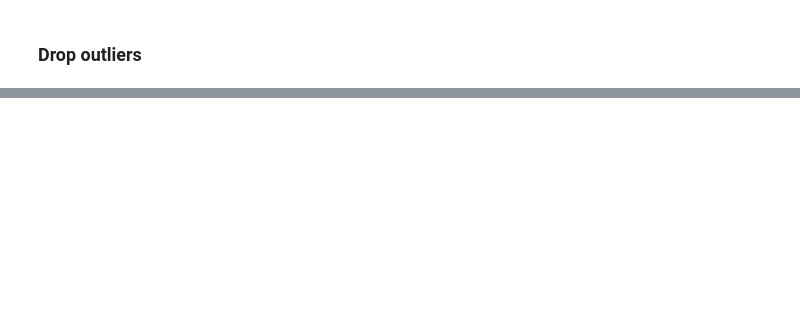
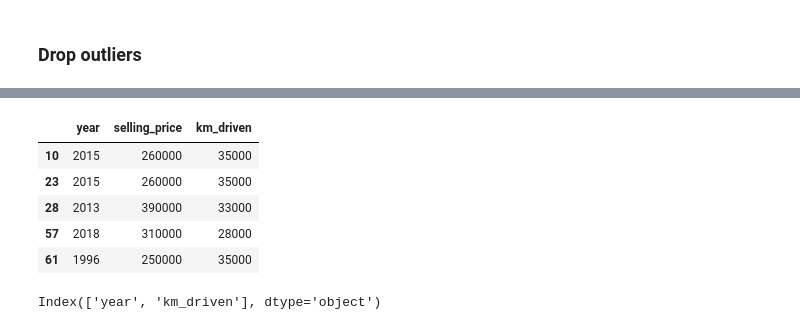
Before and after one commit to AntonyVasilev/vehicle-selling-price, a Jupyter notebook: Vehicle dataset.ipynb, the cells around one changed output, grey strips where cells are left out. Saved outputs shown, nothing was run; the diff lists cells and outputs as text; code cells hidden in the pictures; blank space fills up the shorter version.

```diff
--- a/Vehicle dataset.ipynb
+++ b/Vehicle dataset.ipynb
@@ -188,0 +214,11 @@ df.to_csv(PREPARED_DATASET_PATH, index=False, encoding='utf-8')
+# %%
+df_prepared = df.select_dtypes(include=['int64'])
+# %%
+df_prepared.head()
+# %% [output]
+|  | year | selling_price | km_driven |
+| 10 | 2015 | 260000 | 35000 |
+| 23 | 2015 | 260000 | 35000 |
+| 28 | 2013 | 390000 | 33000 |
+| 57 | 2018 | 310000 | 28000 |
+| 61 | 1996 | 250000 | 35000 |
@@ -188,0 +227,4 @@ df.to_csv(PREPARED_DATASET_PATH, index=False, encoding='utf-8')
+# %%
+X.columns
+# %% [output]
+Index(['year', 'km_driven'], dtype='object')
```
Also changed, not shown: parts of 23 cells of this notebook, 1 other file.
